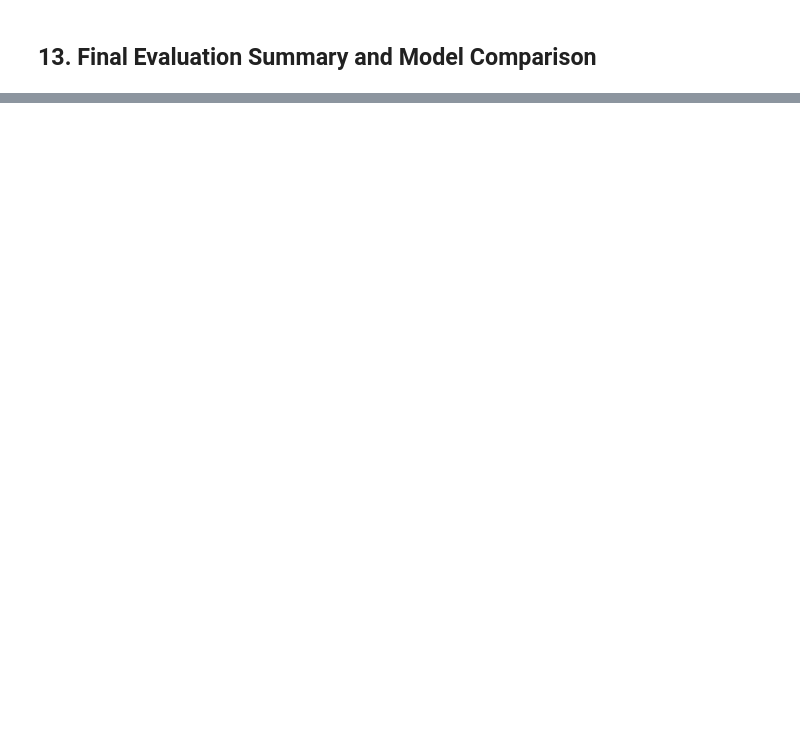
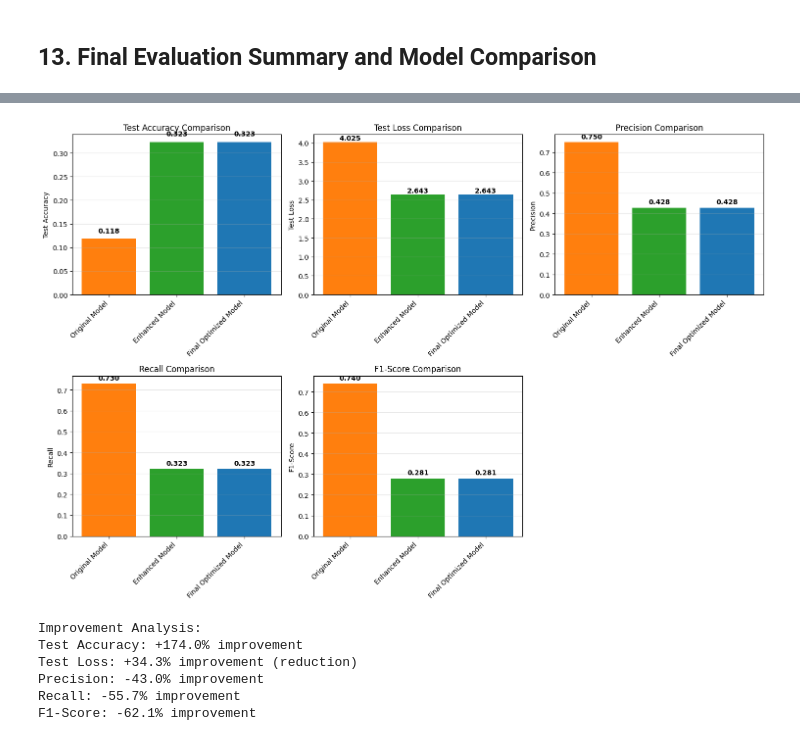
Before and after one commit to pmugabo/Summative-assignment-MLOP, a Jupyter notebook: notebook/urbansound8k_eda.ipynb, the cells around one changed output, grey strips where cells are left out. Saved outputs shown, nothing was run; the diff lists cells and outputs as text; code cells hidden in the pictures; blank space fills up the shorter version.

```diff
--- a/notebook/urbansound8k_eda.ipynb
+++ b/notebook/urbansound8k_eda.ipynb
@@ -547,7 +504,7 @@ print("\nTraining with optimization techniques...")
 history_enhanced = enhanced_model.fit(
     X_train, y_train,
     validation_data=(X_val, y_val),
-    epochs=50,
+    epochs=10,
     batch_size=32,
     callbacks=get_advanced_callbacks('enhanced_cnn'),
     verbose=1
@@ -1190,10 +1332,0 @@ else:
-# %%
-# Save the trained model
-model.save('../models/best_cnn_model.h5')
-print("Model saved successfully to '../models/best_cnn_model.h5'")
-
-# Also save the model architecture and weights separately
-model.save_weights('../models/model_weights.weights.h5')
-with open('../models/model_architecture.json', 'w') as f:
-    f.write(model.to_json())
-print("Model components saved separately")
@@ -1309,0 +1418,46 @@ The trained model is now ready for deployment in the FastAPI backend and can be
+# %%
+# Plot model comparison
+plt.figure(figsize=(15, 10))
+
+# Create subplots for each metric
+metrics = ['Test Accuracy', 'Test Loss', 'Precision', 'Recall', 'F1-Score']
+models = ['Original Model', 'Enhanced Model', 'Final Optimized Model']
+
+for i, metric in enumerate(metrics, 1):
+    plt.subplot(2, 3, i)
+    values = [comparison_df.loc[metric, model] for model in models]
+    bars = plt.bar(models, values, color=['#ff7f0e', '#2ca02c', '#1f77b4'])
+
+    # Add value labels on bars
+    for bar, value in zip(bars, values):
+        plt.text(bar.get_x() + bar.get_width()/2, bar.get_height() + 0.01,
+                f'{value:.3f}', ha='center', va='bottom', fontweight='bold')
+
+    plt.title(f'{metric} Comparison')
+    plt.ylabel(metric)
+    plt.xticks(rotation=45, ha='right')
+    plt.grid(axis='y', alpha=0.3)
+
+plt.tight_layout()
+plt.show()
+
+# Show improvement percentages
+print("\nImprovement Analysis:")
+for metric in metrics:
+    original_val = comparison_df.loc[metric, 'Original Model']
+    final_val = comparison_df.loc[metric, 'Final Optimized Model']
+    improvement = ((final_val - original_val) / original_val) * 100
+
+    if metric == 'Test Loss':  # For loss, lower is better
+        improvement = ((original_val - final_val) / original_val) * 100
+        print(f"{metric}: {improvement:+.1f}% improvement (reduction)")
+    else:
+        print(f"{metric}: {improvement:+.1f}% improvement")
+# %% [output]
+[figure, added]
+Improvement Analysis:
+Test Accuracy: +174.0% improvement
+Test Loss: +34.3% improvement (reduction)
+Precision: -43.0% improvement
+Recall: -55.7% improvement
+F1-Score: -62.1% improvement
```
Also changed, not shown: parts of 17 cells of this notebook.
